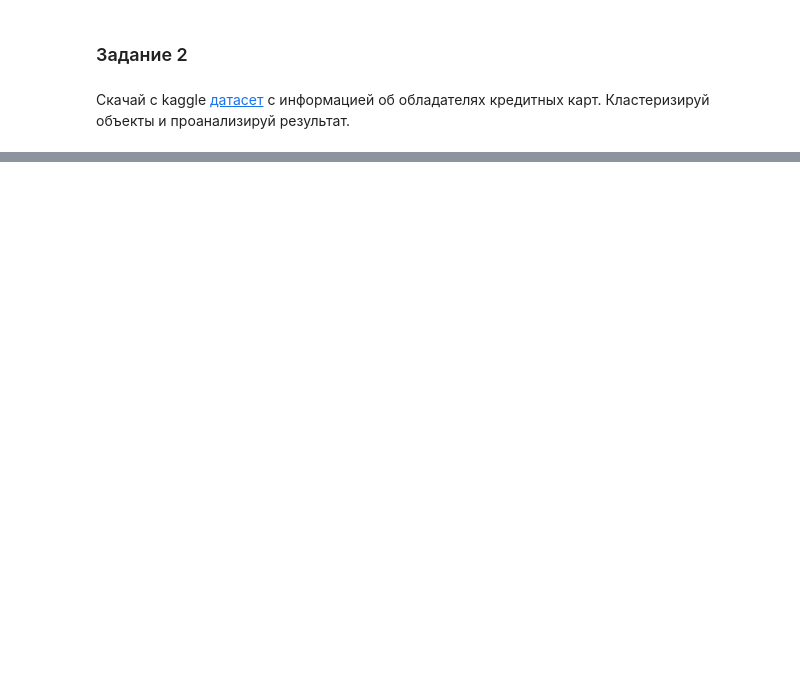
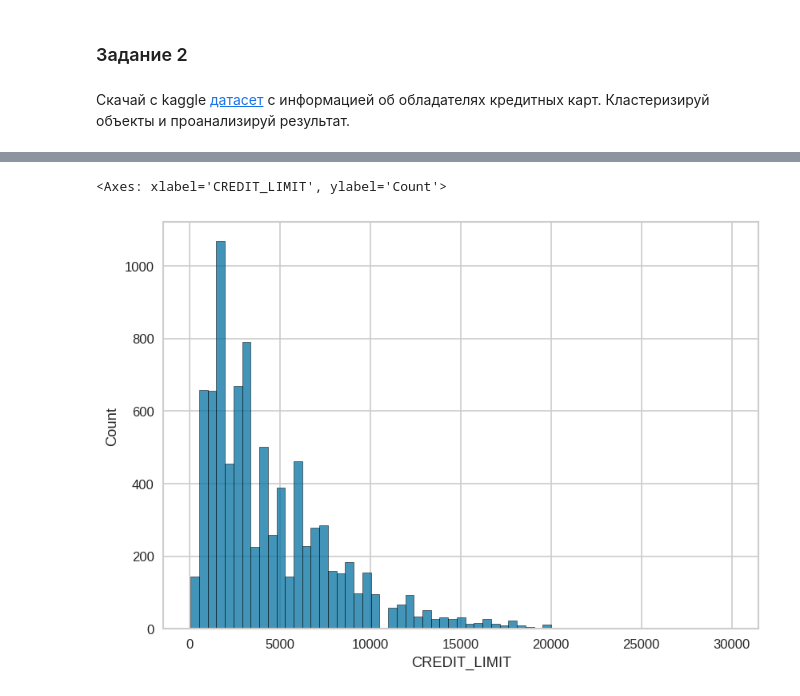
Before and after one commit to DmitriiPrikhodko/ds-phase1-git, a Jupyter notebook: week3/day1/06-01-task.ipynb, the cells around one changed output, grey strips where cells are left out. Drawn from its saved outputs; the diff is of its cells as text; code cells hidden in the pictures; blank space fills up the shorter version.

```diff
--- a/week3/day1/06-01-task.ipynb
+++ b/week3/day1/06-01-task.ipynb
@@ -291,0 +431,5 @@ metrics_tsne
+# %%
+sns.histplot(df_clear["CREDIT_LIMIT"])
+# %% [output]
+<Axes: xlabel='CREDIT_LIMIT', ylabel='Count'>
+[figure, added]
```
Also changed, not shown: parts of 45 cells of this notebook.
